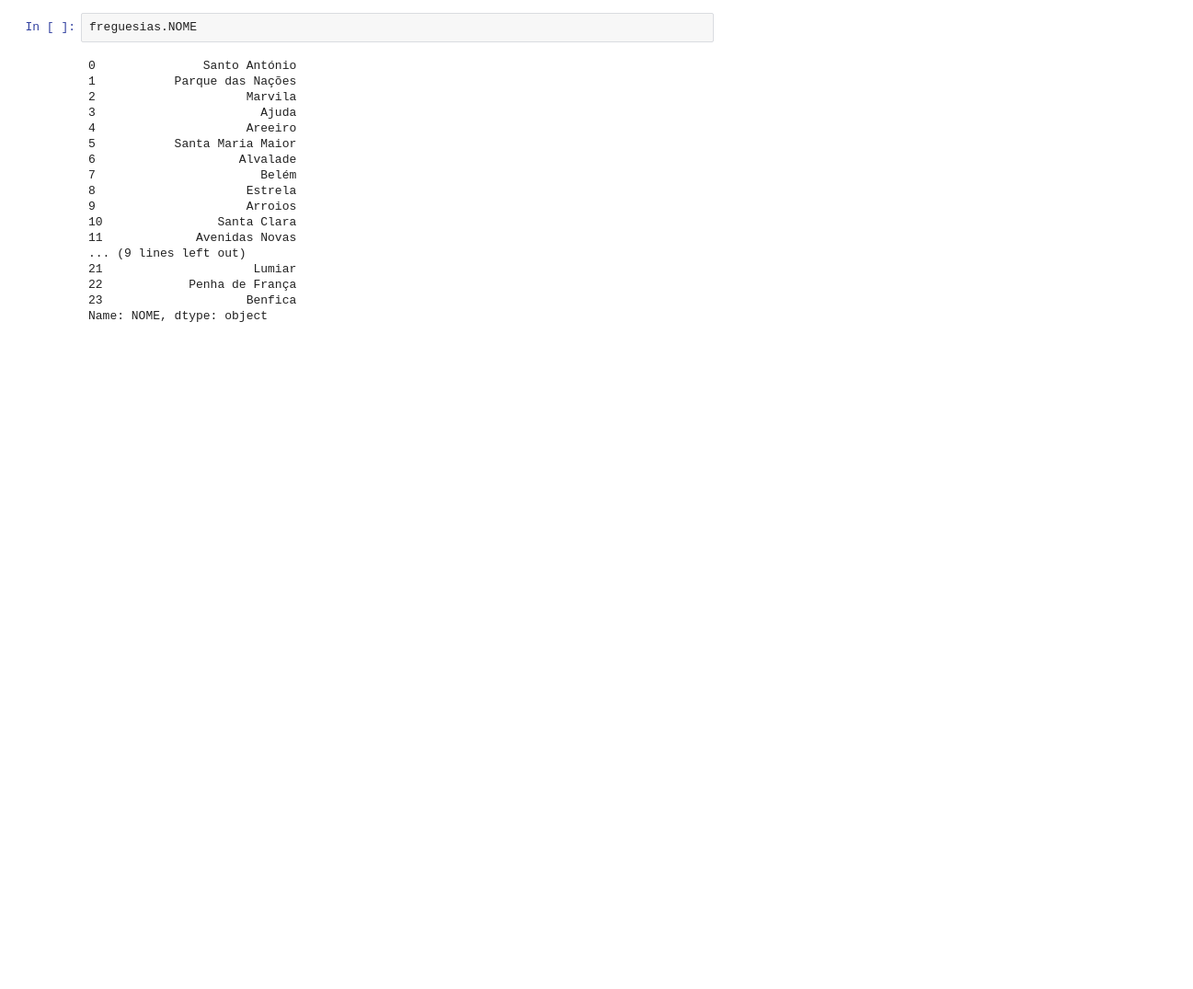
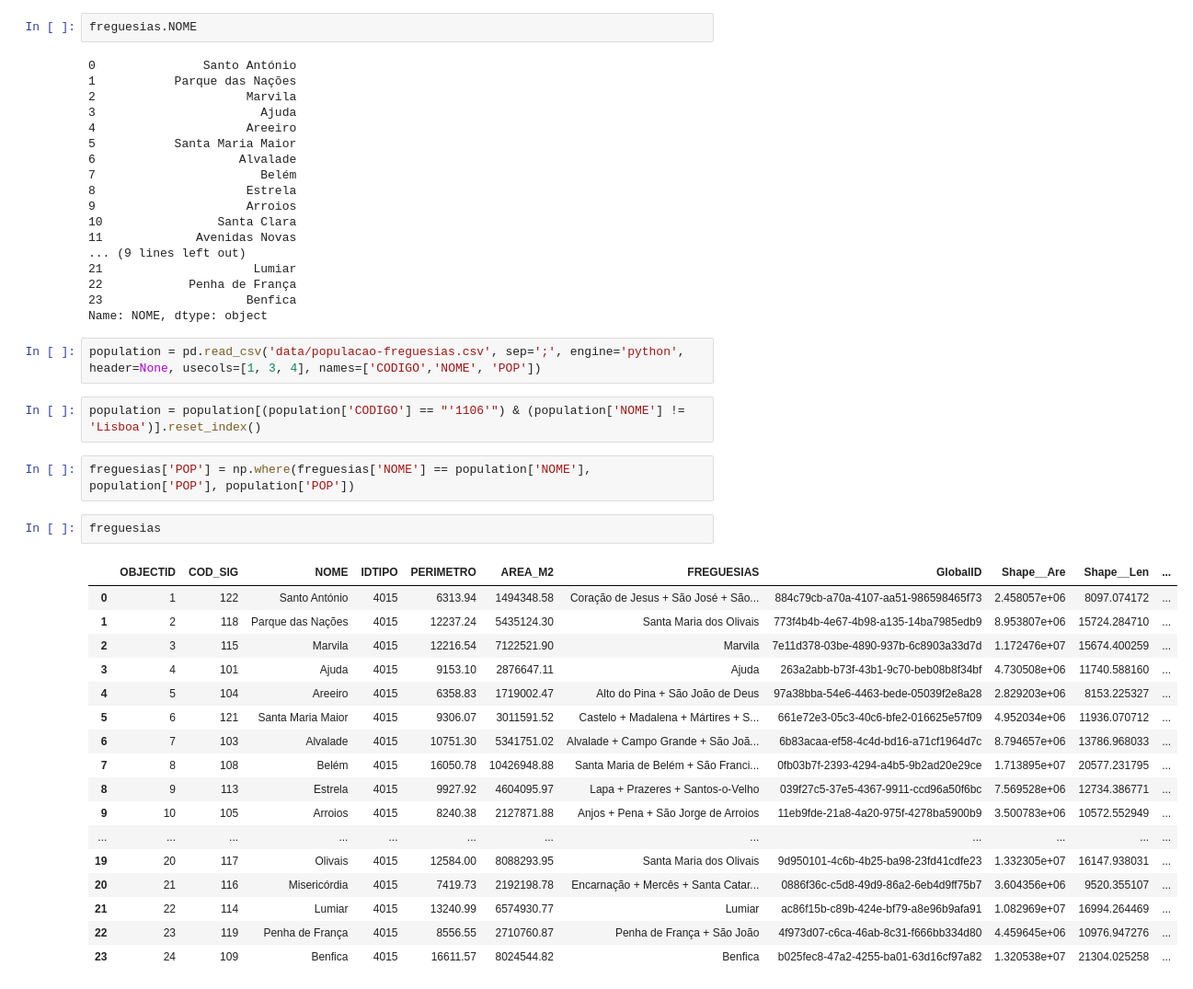
Before and after one commit to ricardozacarias/padarias, a Jupyter notebook: padarias.ipynb, the cells around one changed output. Shown at 92% size. Saved outputs shown, nothing was run; the diff lists cells and outputs as text; blank space fills up the shorter version.

```diff
--- a/padarias.ipynb
+++ b/padarias.ipynb
@@ -127,3 +107,29 @@ freguesias.NOME
 22            Penha de França
 23                    Benfica
 Name: NOME, dtype: object
+# %%
+population = pd.read_csv('data/populacao-freguesias.csv', sep=';', engine='python', header=None, usecols=[1, 3, 4], names=['CODIGO','NOME', 'POP'])
+# %%
+population = population[(population['CODIGO'] == "'1106'") & (population['NOME'] != 'Lisboa')].reset_index()
+# %%
+freguesias['POP'] = np.where(freguesias['NOME'] == population['NOME'], population['POP'], population['POP'])
+# %%
+freguesias
+# %% [output]
+|  | OBJECTID | COD_SIG | NOME | IDTIPO | PERIMETRO | AREA_M2 | FREGUESIAS | GlobalID | Shape__Are | Shape__Len | ... |
+| 0 | 1 | 122 | Santo António | 4015 | 6313.94 | 1494348.58 | Coração de Jesus + São José + São... | 884c79cb-a70a-4107-aa51-986598465f73 | 2.458057e+06 | 8097.074172 | ... |
+| 1 | 2 | 118 | Parque das Nações | 4015 | 12237.24 | 5435124.30 | Santa Maria dos Olivais | 773f4b4b-4e67-4b98-a135-14ba7985edb9 | 8.953807e+06 | 15724.284710 | ... |
+| 2 | 3 | 115 | Marvila | 4015 | 12216.54 | 7122521.90 | Marvila | 7e11d378-03be-4890-937b-6c8903a33d7d | 1.172476e+07 | 15674.400259 | ... |
+| 3 | 4 | 101 | Ajuda | 4015 | 9153.10 | 2876647.11 | Ajuda | 263a2abb-b73f-43b1-9c70-beb08b8f34bf | 4.730508e+06 | 11740.588160 | ... |
+| 4 | 5 | 104 | Areeiro | 4015 | 6358.83 | 1719002.47 | Alto do Pina + São João de Deus | 97a38bba-54e6-4463-bede-05039f2e8a28 | 2.829203e+06 | 8153.225327 | ... |
+| 5 | 6 | 121 | Santa Maria Maior | 4015 | 9306.07 | 3011591.52 | Castelo + Madalena + Mártires + S... | 661e72e3-05c3-40c6-bfe2-016625e57f09 | 4.952034e+06 | 11936.070712 | ... |
+| 6 | 7 | 103 | Alvalade | 4015 | 10751.30 | 5341751.02 | Alvalade + Campo Grande + São Joã... | 6b83acaa-ef58-4c4d-bd16-a71cf1964d7c | 8.794657e+06 | 13786.968033 | ... |
+| 7 | 8 | 108 | Belém | 4015 | 16050.78 | 10426948.88 | Santa Maria de Belém + São Franci... | 0fb03b7f-2393-4294-a4b5-9b2ad20e29ce | 1.713895e+07 | 20577.231795 | ... |
+| 8 | 9 | 113 | Estrela | 4015 | 9927.92 | 4604095.97 | Lapa + Prazeres + Santos-o-Velho | 039f27c5-37e5-4367-9911-ccd96a50f6bc | 7.569528e+06 | 12734.386771 | ... |
+| 9 | 10 | 105 | Arroios | 4015 | 8240.38 | 2127871.88 | Anjos + Pena + São Jorge de Arroios | 11eb9fde-21a8-4a20-975f-4278ba5900b9 | 3.500783e+06 | 10572.552949 | ... |
+| ... | ... | ... | ... | ... | ... | ... | ... | ... | ... | ... | ... |
+| 19 | 20 | 117 | Olivais | 4015 | 12584.00 | 8088293.95 | Santa Maria dos Olivais | 9d950101-4c6b-4b25-ba98-23fd41cdfe23 | 1.332305e+07 | 16147.938031 | ... |
+| 20 | 21 | 116 | Misericórdia | 4015 | 7419.73 | 2192198.78 | Encarnação + Mercês + Santa Catar... | 0886f36c-c5d8-49d9-86a2-6eb4d9ff75b7 | 3.604356e+06 | 9520.355107 | ... |
+| 21 | 22 | 114 | Lumiar | 4015 | 13240.99 | 6574930.77 | Lumiar | ac86f15b-c89b-424e-bf79-a8e96b9afa91 | 1.082969e+07 | 16994.264469 | ... |
+| 22 | 23 | 119 | Penha de França | 4015 | 8556.55 | 2710760.87 | Penha de França + São João | 4f973d07-c6ca-46ab-8c31-f666bb334d80 | 4.459645e+06 | 10976.947276 | ... |
+| 23 | 24 | 109 | Benfica | 4015 | 16611.57 | 8024544.82 | Benfica | b025fec8-47a2-4255-ba01-63d16cf97a82 | 1.320538e+07 | 21304.025258 | ... |
```
Also changed, not shown: parts of 17 cells of this notebook, 2 other files.
